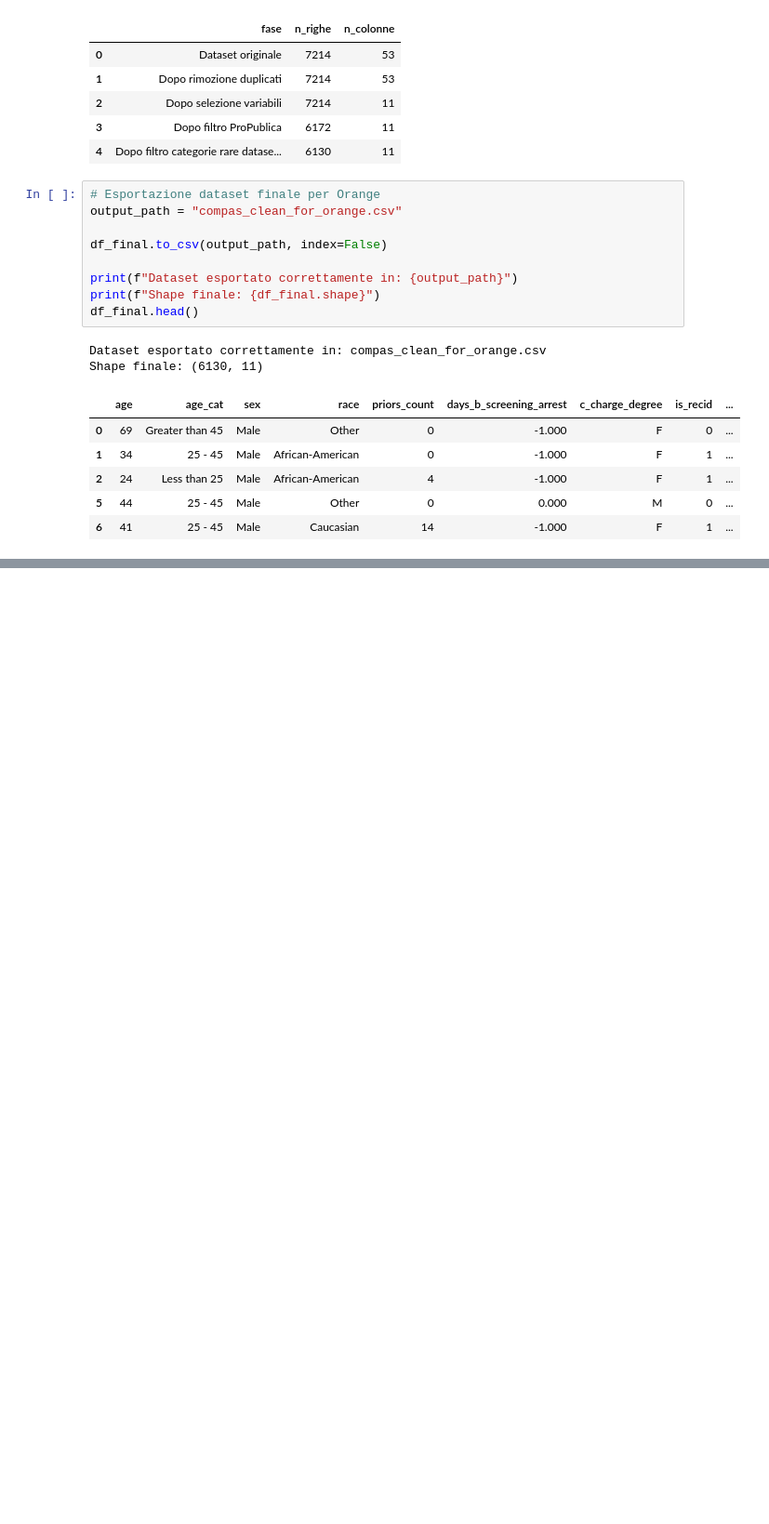
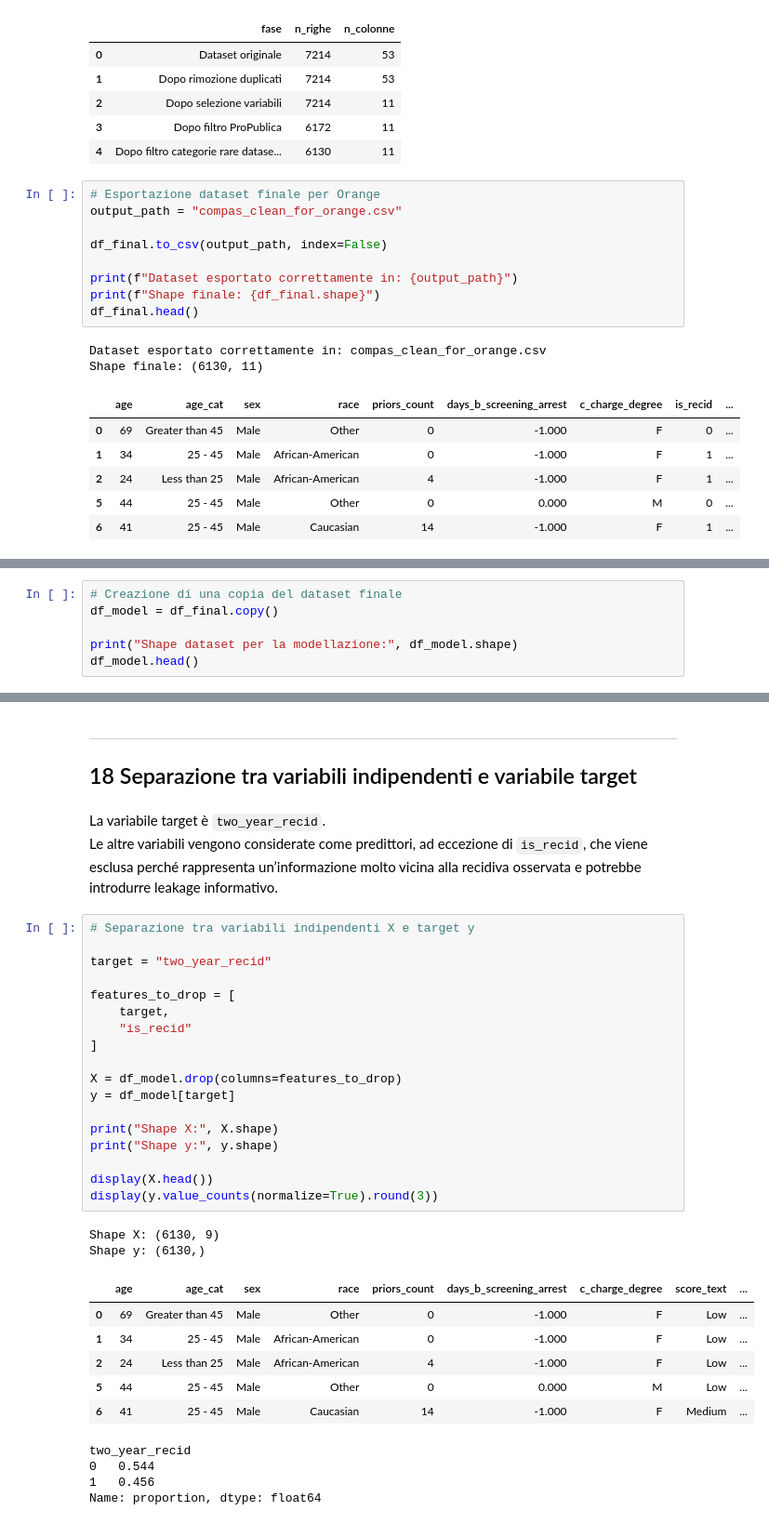
Before and after one commit to anna8987/tesi-COMPAS, a Jupyter notebook: tesiCOMPAS.ipynb, the cells around one changed output, grey strips where cells are left out. Shown at 93% size. Saved outputs shown, nothing was run; the diff lists cells and outputs as text; blank space fills up the shorter version.

```diff
--- a/tesiCOMPAS.ipynb
+++ b/tesiCOMPAS.ipynb
@@ -910,0 +923,6 @@ Shape finale: (6130, 11)
+# %%
+# Creazione di una copia del dataset finale
+df_model = df_final.copy()
+
+print("Shape dataset per la modellazione:", df_model.shape)
+df_model.head()
@@ -910,0 +937,37 @@ Shape finale: (6130, 11)
+# %% [markdown]
+___
+## 18 Separazione tra variabili indipendenti e variabile target
+# %% [markdown]
+La variabile target è `two_year_recid`.
+Le altre variabili vengono considerate come predittori, ad eccezione di `is_recid`, che viene esclusa perché rappresenta un’informazione molto vicina alla recidiva osservata e potrebbe introdurre leakage informativo.
+# %%
+# Separazione tra variabili indipendenti X e target y
+
+target = "two_year_recid"
+
+features_to_drop = [
+    target,
+    "is_recid"
+]
+
+X = df_model.drop(columns=features_to_drop)
+y = df_model[target]
+
+print("Shape X:", X.shape)
+print("Shape y:", y.shape)
+
+display(X.head())
+display(y.value_counts(normalize=True).round(3))
+# %% [output]
+Shape X: (6130, 9)
+Shape y: (6130,)
+|  | age | age_cat | sex | race | priors_count | days_b_screening_arrest | c_charge_degree | score_text | ... |
+| 0 | 69 | Greater than 45 | Male | Other | 0 | -1.000 | F | Low | ... |
+| 1 | 34 | 25 - 45 | Male | African-American | 0 | -1.000 | F | Low | ... |
+| 2 | 24 | Less than 25 | Male | African-American | 4 | -1.000 | F | Low | ... |
+| 5 | 44 | 25 - 45 | Male | Other | 0 | 0.000 | M | Low | ... |
+| 6 | 41 | 25 - 45 | Male | Caucasian | 14 | -1.000 | F | Medium | ... |
+two_year_recid
+0   0.544
+1   0.456
+Name: proportion, dtype: float64
```
Also changed, not shown: parts of 20 cells of this notebook, 1 other file.
